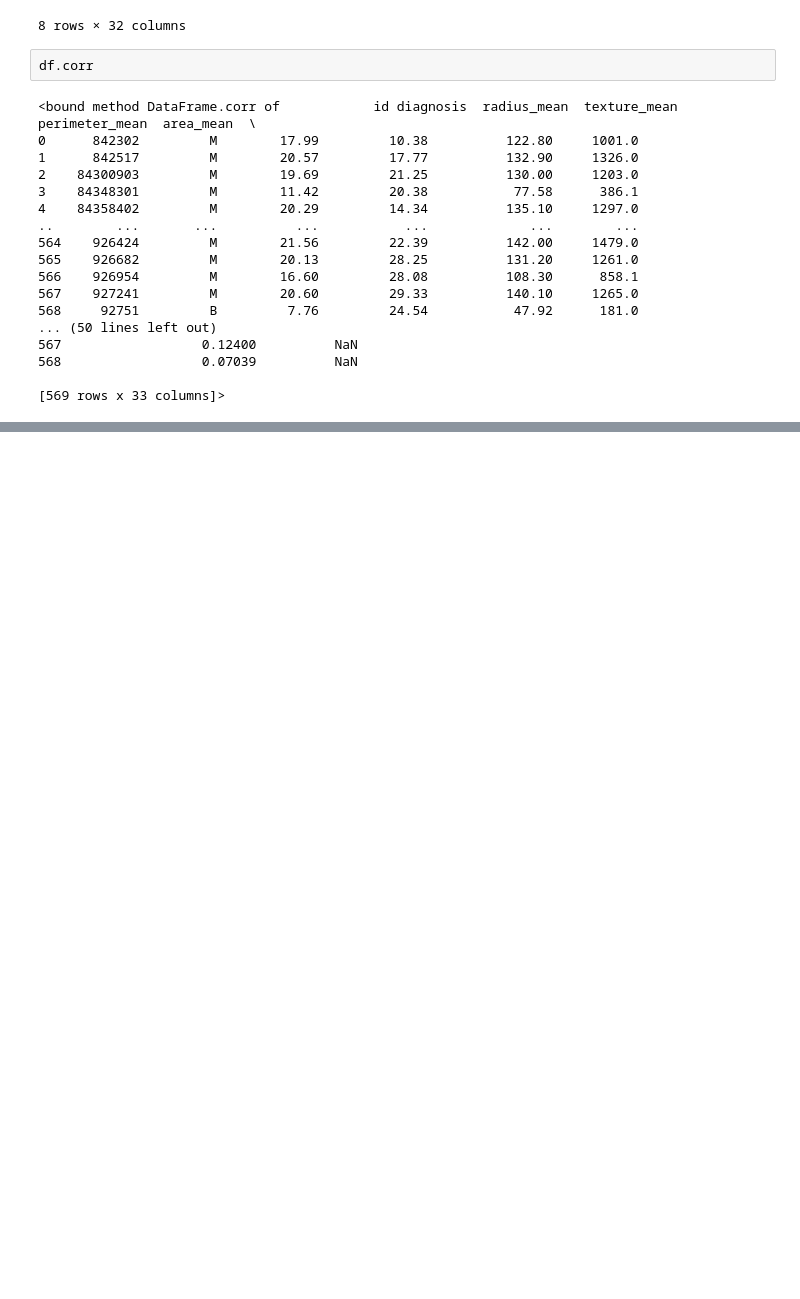
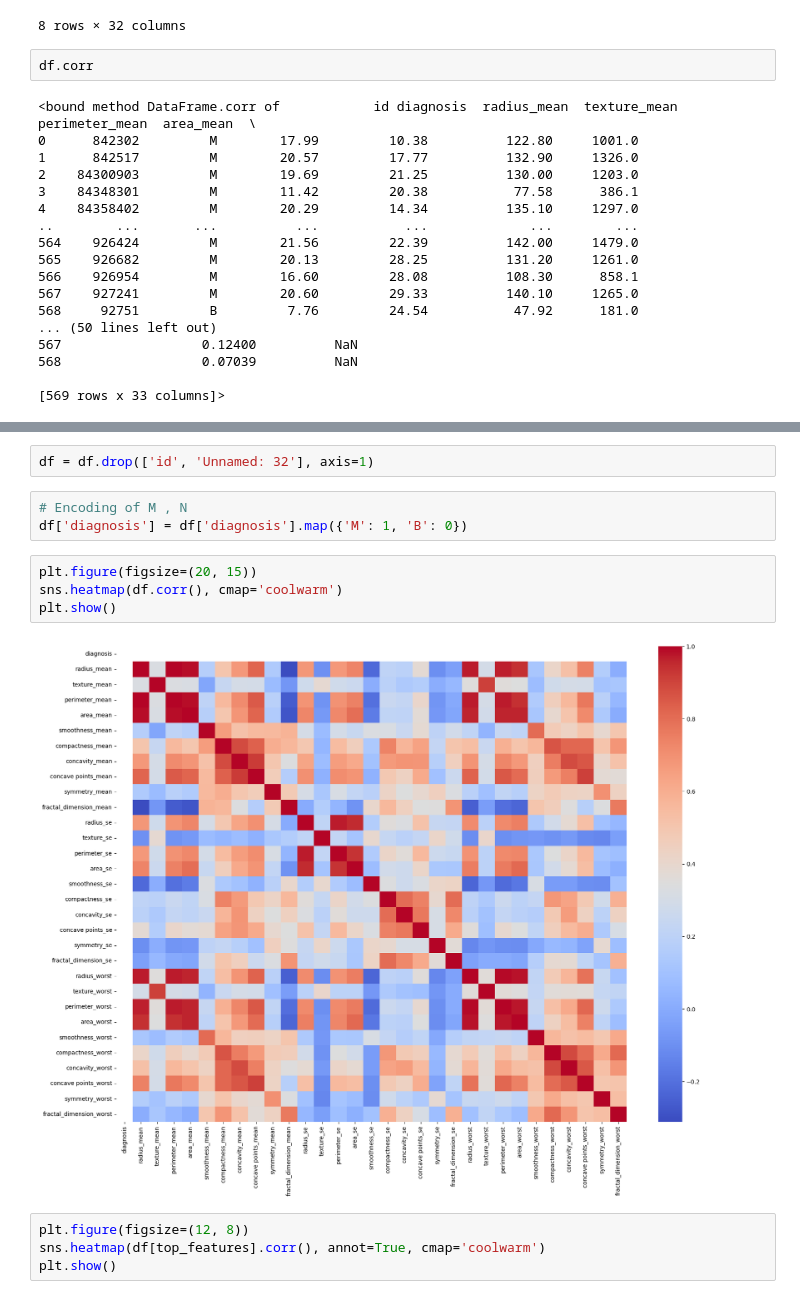
Before and after one commit to sandeshbhatta495/AI, a Jupyter notebook: Breast Cancer Detection/breast cancer detection.ipynb, the cells around one changed output, grey strips where cells are left out. Drawn from its saved outputs; the diff is of its cells as text; blank space fills up the shorter version.

```diff
--- a/Breast Cancer Detection/breast cancer detection.ipynb
+++ b/Breast Cancer Detection/breast cancer detection.ipynb
@@ -73,0 +100,15 @@ df.corr
+# %%
+df = df.drop(['id', 'Unnamed: 32'], axis=1)
+# %%
+# Encoding of M , N
+df['diagnosis'] = df['diagnosis'].map({'M': 1, 'B': 0})
+# %%
+plt.figure(figsize=(20, 15))
+sns.heatmap(df.corr(), cmap='coolwarm')
+plt.show()
+# %% [output]
+[figure, added]
+# %%
+plt.figure(figsize=(12, 8))
+sns.heatmap(df[top_features].corr(), annot=True, cmap='coolwarm')
+plt.show()
```
Also changed, not shown: parts of 1 cell of this notebook.
